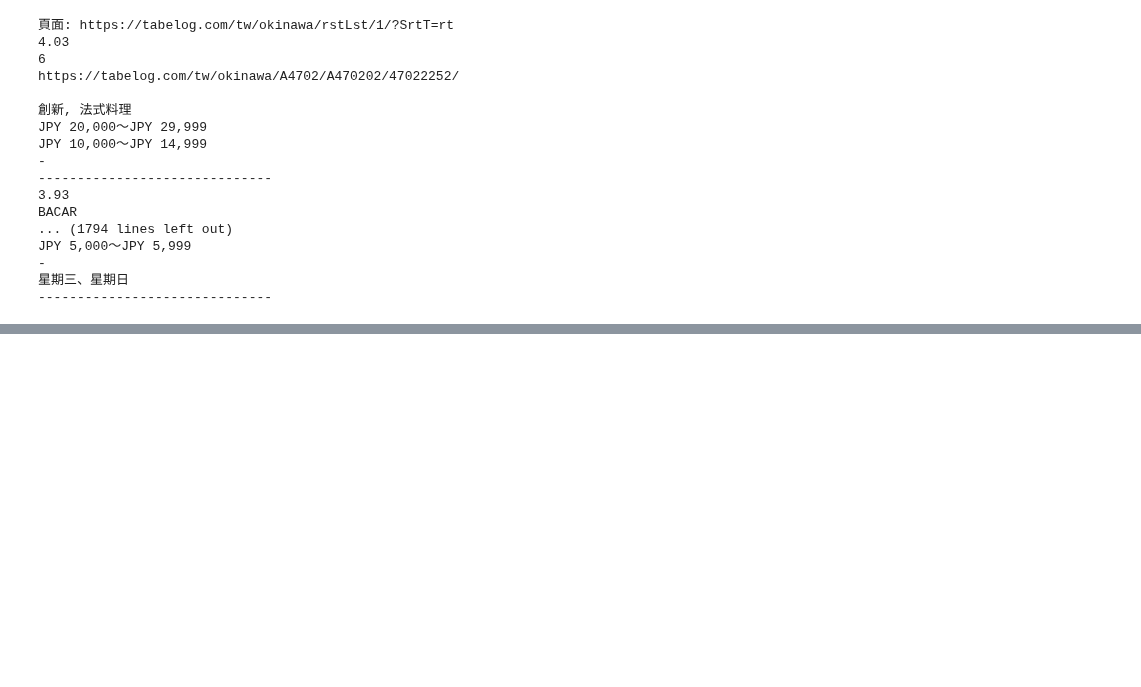
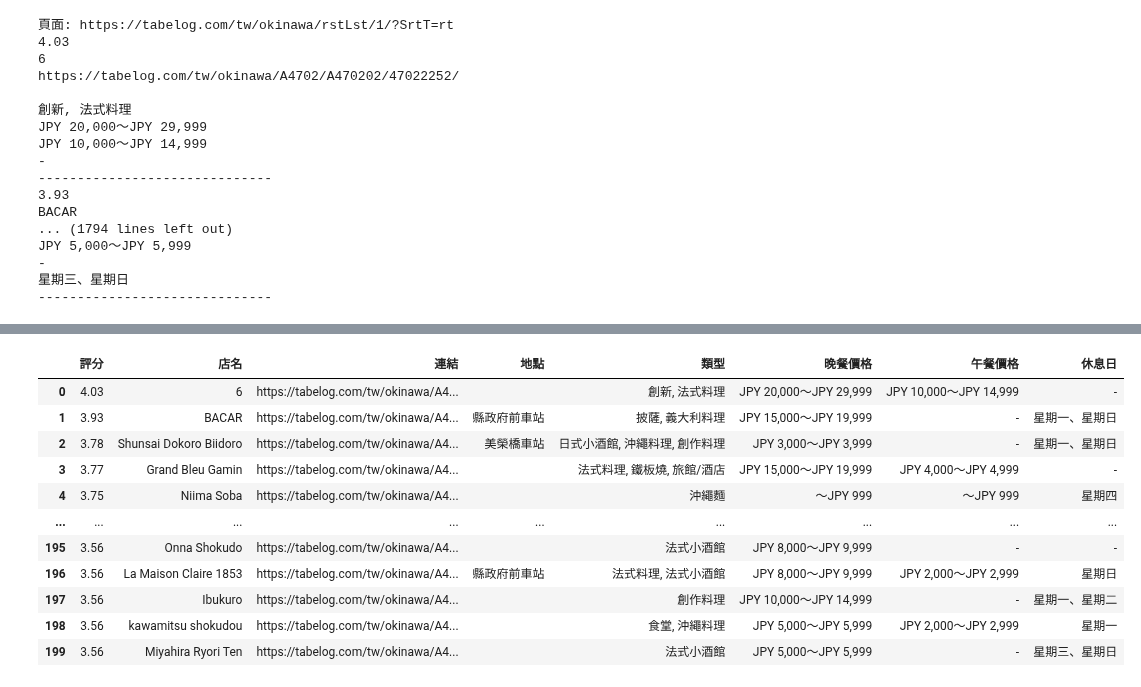
Before and after one commit to Elwing-Chou/tibame_online_0416, a Jupyter notebook: tibame_0426_2.ipynb, the cells around one changed output, grey strips where cells are left out. Saved outputs shown, nothing was run; the diff lists cells and outputs as text; code cells hidden in the pictures; blank space fills up the shorter version.

```diff
--- a/tibame_0426_2.ipynb
+++ b/tibame_0426_2.ipynb
@@ -230,0 +250,72 @@ JPY 5,000～JPY 5,999
+# %%
+import urllib.request as req
+import bs4 as bs
+# 0. import
+import pandas as pd
+
+# 1. 準備一個空list(表格)
+table = []
+
+for i in range(10):
+    page = i + 1
+    url = "https://tabelog.com/tw/okinawa/rstLst/" + str(page) + "/?SrtT=rt"
+    print("頁面:", url)
+    resp = req.urlopen(url)
+    content = resp.read()
+
+    html = bs.BeautifulSoup(content)
+
+    # 如果你用find_all: 找到的型態會是一個list
+    rs = html.find_all("div", {"class":"list-rst__body"})
+    # list沒有所謂find_all, 區塊才有find/find_all
+    for r in rs:
+        en = r.find("a", {"class":"list-rst__rst-name-target"})
+        en_href = en["href"]
+        en_text = en.text
+        # 處理area_genre: 地點和種類都有/只有種類
+        area_genre = r.find("div", {"class":"list-rst__area-genre"})
+        area_genre_text = area_genre.text.strip()
+        area_genre_text_split = area_genre_text.split(" / ")
+        area_text, genre_text = "", ""
+        if len(area_genre_text_split) == 1:
+            genre_text = area_genre_text_split[0]
+        elif len(area_genre_text_split) == 2:
+            area_text, genre_text = area_genre_text_split
+        # 分數
+        rating = r.find("span", {"class":"c-rating__val"})
+        rating_text = rating.text
+        # 晚間/午間
+        prices = r.find_all("span", {"class":"c-rating-v3__val"})
+        dinner_text = prices[0].text
+        lunch_text = prices[1].text
+        # 哪天沒開
+        holiday = r.find("span", {"class":"list-rst__holiday-text"})
+        holiday_text = holiday.text
+        # print
+        # print(rating_text)
+        # print(en_text)
+        # print(en_href)
+        # print(area_text)
+        # print(genre_text)
+        # print(dinner_text)
+        # print(lunch_text)
+        # prin"":"t(holiday_text)
+        # print("-" * 30)
+        # 2. 準備數據
+        data = {
+            "評分":rating_text,
+            "店名":en_text,
+            "連結":en_href,
+            "地點":area_text,
+            "類型":genre_text,
+            "晚餐價格":dinner_text,
+            "午餐價格":lunch_text,
+            "休息日":holiday_text,
+        }
+        table.append(data)
+
+# 3. 回到json的處理方式
+df = pd.json_normalize(table)
+df.to_csv("tabelog.csv", encoding="utf-8")
+df
+# %% [output]
@@ -230,0 +332,12 @@ JPY 5,000～JPY 5,999
+|  | 評分 | 店名 | 連結 | 地點 | 類型 | 晚餐價格 | 午餐價格 | 休息日 |
+| 0 | 4.03 | 6 | https://tabelog.com/tw/okinawa/A4... |  | 創新, 法式料理 | JPY 20,000～JPY 29,999 | JPY 10,000～JPY 14,999 | - |
+| 1 | 3.93 | BACAR | https://tabelog.com/tw/okinawa/A4... | 縣政府前車站 | 披薩, 義大利料理 | JPY 15,000～JPY 19,999 | - | 星期一、星期日 |
+| 2 | 3.78 | Shunsai Dokoro Biidoro | https://tabelog.com/tw/okinawa/A4... | 美榮橋車站 | 日式小酒館, 沖繩料理, 創作料理 | JPY 3,000～JPY 3,999 | - | 星期一、星期日 |
+| 3 | 3.77 | Grand Bleu Gamin | https://tabelog.com/tw/okinawa/A4... |  | 法式料理, 鐵板燒, 旅館/酒店 | JPY 15,000～JPY 19,999 | JPY 4,000～JPY 4,999 | - |
+| 4 | 3.75 | Niima Soba | https://tabelog.com/tw/okinawa/A4... |  | 沖繩麵 | ～JPY 999 | ～JPY 999 | 星期四 |
+| ... | ... | ... | ... | ... | ... | ... | ... | ... |
+| 195 | 3.56 | Onna Shokudo | https://tabelog.com/tw/okinawa/A4... |  | 法式小酒館 | JPY 8,000～JPY 9,999 | - | - |
+| 196 | 3.56 | La Maison Claire 1853 | https://tabelog.com/tw/okinawa/A4... | 縣政府前車站 | 法式料理, 法式小酒館 | JPY 8,000～JPY 9,999 | JPY 2,000～JPY 2,999 | 星期日 |
+| 197 | 3.56 | Ibukuro | https://tabelog.com/tw/okinawa/A4... |  | 創作料理 | JPY 10,000～JPY 14,999 | - | 星期一、星期二 |
+| 198 | 3.56 | kawamitsu shokudou | https://tabelog.com/tw/okinawa/A4... |  | 食堂, 沖繩料理 | JPY 5,000～JPY 5,999 | JPY 2,000～JPY 2,999 | 星期一 |
+| 199 | 3.56 | Miyahira Ryori Ten | https://tabelog.com/tw/okinawa/A4... |  | 法式小酒館 | JPY 5,000～JPY 5,999 | - | 星期三、星期日 |
```
Also changed, not shown: parts of 2 cells of this notebook.
